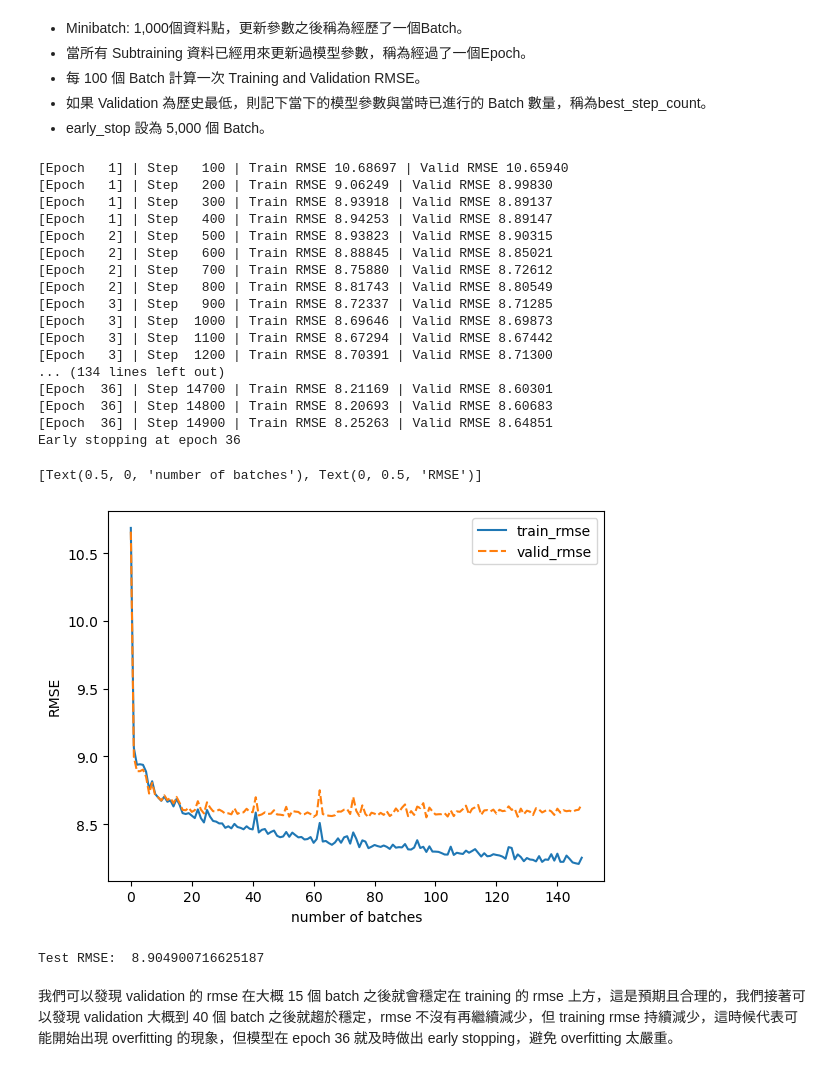
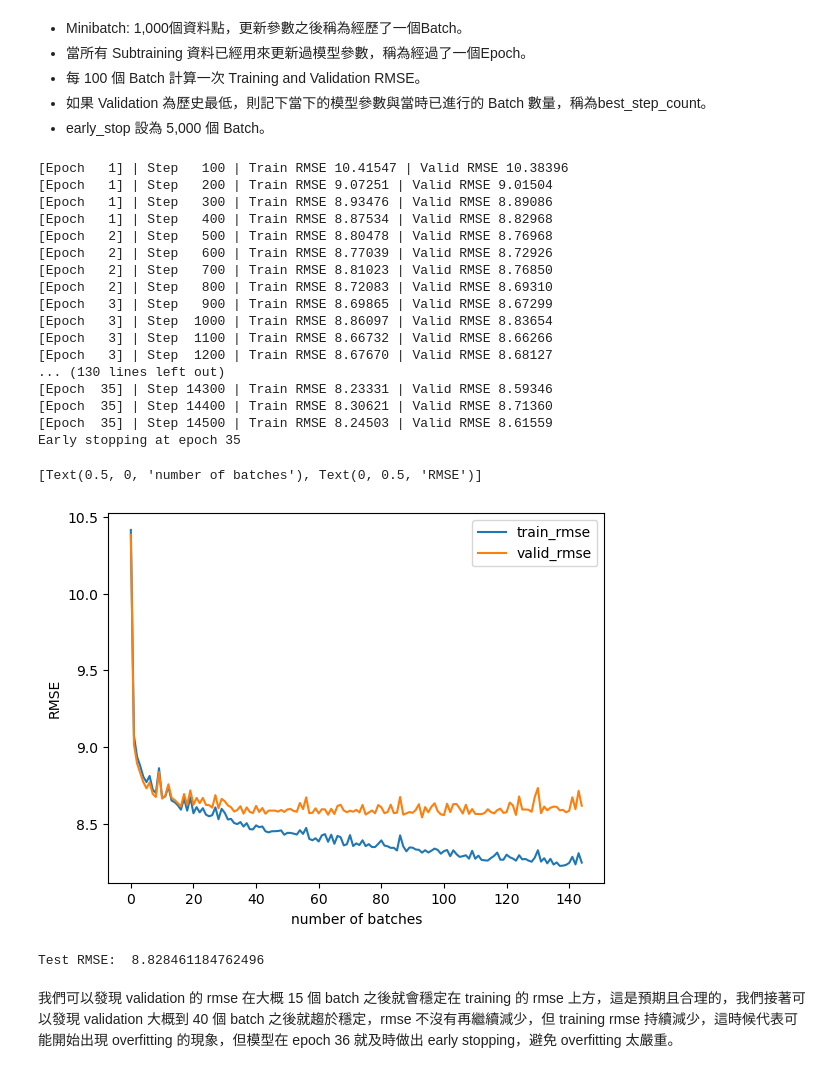
Before and after one commit to gary1030/IM5056-Statistical-and-Deep-Learning, a Jupyter notebook: HW4/b08705012_HW4.ipynb, the cells around one changed output. Drawn from its saved outputs; the diff is of its cells as text; code cells hidden in the pictures.

```diff
--- a/HW4/b08705012_HW4.ipynb
+++ b/HW4/b08705012_HW4.ipynb
@@ -69,7 +69,7 @@ from sklearn.metrics import mean_squared_error
 from sklearn.linear_model import LinearRegression
 
 reg = LinearRegression(n_jobs=-1)
-reg.fit(X_subtrain, Y_subtrain_keep)
+reg.fit(X_train, Y_train_keep)
 print("First 5 coefficients:", reg.coef_[0:5])
 y_pred = reg.predict(X_test)
 
@@ -244,34 +244,34 @@ loss_func = torch.nn.MSELoss(reduction='sum')
 # %%
 model, best_net_state, train_loss_list, valid_loss_list = train(net, optimizer=optimizer, loss_func=loss_func, trainloader=subtrainloader, validloader=validloader, epochs=100, model_path="model/q2.ckpt")
 # %% [output]
-[Epoch   1] | Step   100 | Train RMSE 10.68697 | Valid RMSE 10.65940
-[Epoch   1] | Step   200 | Train RMSE 9.06249 | Valid RMSE 8.99830
-[Epoch   1] | Step   300 | Train RMSE 8.93918 | Valid RMSE 8.89137
-[Epoch   1] | Step   400 | Train RMSE 8.94253 | Valid RMSE 8.89147
-[Epoch   2] | Step   500 | Train RMSE 8.93823 | Valid RMSE 8.90315
-[Epoch   2] | Step   600 | Train RMSE 8.88845 | Valid RMSE 8.85021
-[Epoch   2] | Step   700 | Train RMSE 8.75880 | Valid RMSE 8.72612
-[Epoch   2] | Step   800 | Train RMSE 8.81743 | Valid RMSE 8.80549
-[Epoch   3] | Step   900 | Train RMSE 8.72337 | Valid RMSE 8.71285
-[Epoch   3] | Step  1000 | Train RMSE 8.69646 | Valid RMSE 8.69873
-[Epoch   3] | Step  1100 | Train RMSE 8.67294 | Valid RMSE 8.67442
-[Epoch   3] | Step  1200 | Train RMSE 8.70391 | Valid RMSE 8.71300
-... (134 lines left out)
-[Epoch  36] | Step 14700 | Train RMSE 8.21169 | Valid RMSE 8.60301
-[Epoch  36] | Step 14800 | Train RMSE 8.20693 | Valid RMSE 8.60683
-[Epoch  36] | Step 14900 | Train RMSE 8.25263 | Valid RMSE 8.64851
-Early stopping at epoch 36
+[Epoch   1] | Step   100 | Train RMSE 10.41547 | Valid RMSE 10.38396
+[Epoch   1] | Step   200 | Train RMSE 9.07251 | Valid RMSE 9.01504
+[Epoch   1] | Step   300 | Train RMSE 8.93476 | Valid RMSE 8.89086
+[Epoch   1] | Step   400 | Train RMSE 8.87534 | Valid RMSE 8.82968
+[Epoch   2] | Step   500 | Train RMSE 8.80478 | Valid RMSE 8.76968
+[Epoch   2] | Step   600 | Train RMSE 8.77039 | Valid RMSE 8.72926
+[Epoch   2] | Step   700 | Train RMSE 8.81023 | Valid RMSE 8.76850
+[Epoch   2] | Step   800 | Train RMSE 8.72083 | Valid RMSE 8.69310
+[Epoch   3] | Step   900 | Train RMSE 8.69865 | Valid RMSE 8.67299
+[Epoch   3] | Step  1000 | Train RMSE 8.86097 | Valid RMSE 8.83654
+[Epoch   3] | Step  1100 | Train RMSE 8.66732 | Valid RMSE 8.66266
+[Epoch   3] | Step  1200 | Train RMSE 8.67670 | Valid RMSE 8.68127
+... (130 lines left out)
+[Epoch  35] | Step 14300 | Train RMSE 8.23331 | Valid RMSE 8.59346
+[Epoch  35] | Step 14400 | Train RMSE 8.30621 | Valid RMSE 8.71360
+[Epoch  35] | Step 14500 | Train RMSE 8.24503 | Valid RMSE 8.61559
+Early stopping at epoch 35
 # %%
 import seaborn as sns
 import pandas as pd
 
 df_loss = pd.DataFrame({"train_rmse": train_loss_list, "valid_rmse": valid_loss_list})
 
-ax = sns.lineplot(data=df_loss, )
+ax = sns.lineplot(data=df_loss, dashes=False)
 ax.set(xlabel='number of batches', ylabel='RMSE')
 # %% [output]
 [Text(0.5, 0, 'number of batches'), Text(0, 0.5, 'RMSE')]
-[figure, old version]
+[figure, new version]
 # %%
 def test(net, testloader):
     net.eval()
@@ -291,7 +291,7 @@ def test(net, testloader):
 model = torch.load('model/q2.ckpt')
 test(model, testloader)
 # %% [output]
-Test RMSE:  8.904900716625187
+Test RMSE:  8.828461184762496
 # %% [markdown]
 我們可以發現 validation 的 rmse 在大概 15 個 batch 之後就會穩定在 training 的 rmse 上方，這是預期且合理的，我們接著可以發現 validation 大概到 40 個 batch 之後就趨於穩定，rmse 不沒有再繼續減少，但 training rmse 持續減少，這時候代表可能開始出現 overfitting 的現象，但模型在 epoch 36 就及時做出 early stopping，避免 overfitting 太嚴重。
 # %% [markdown]
```
Also changed, not shown: parts of 11 cells of this notebook, 4 other files.
